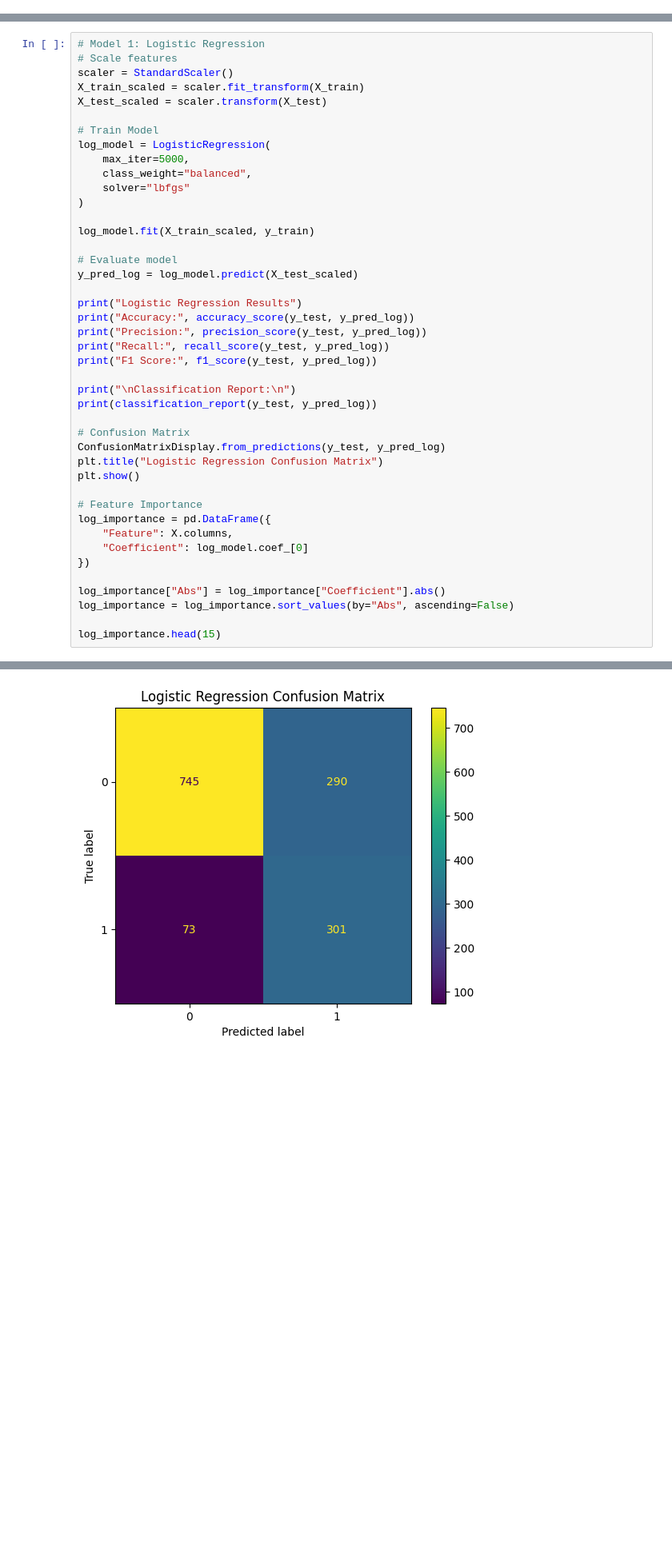
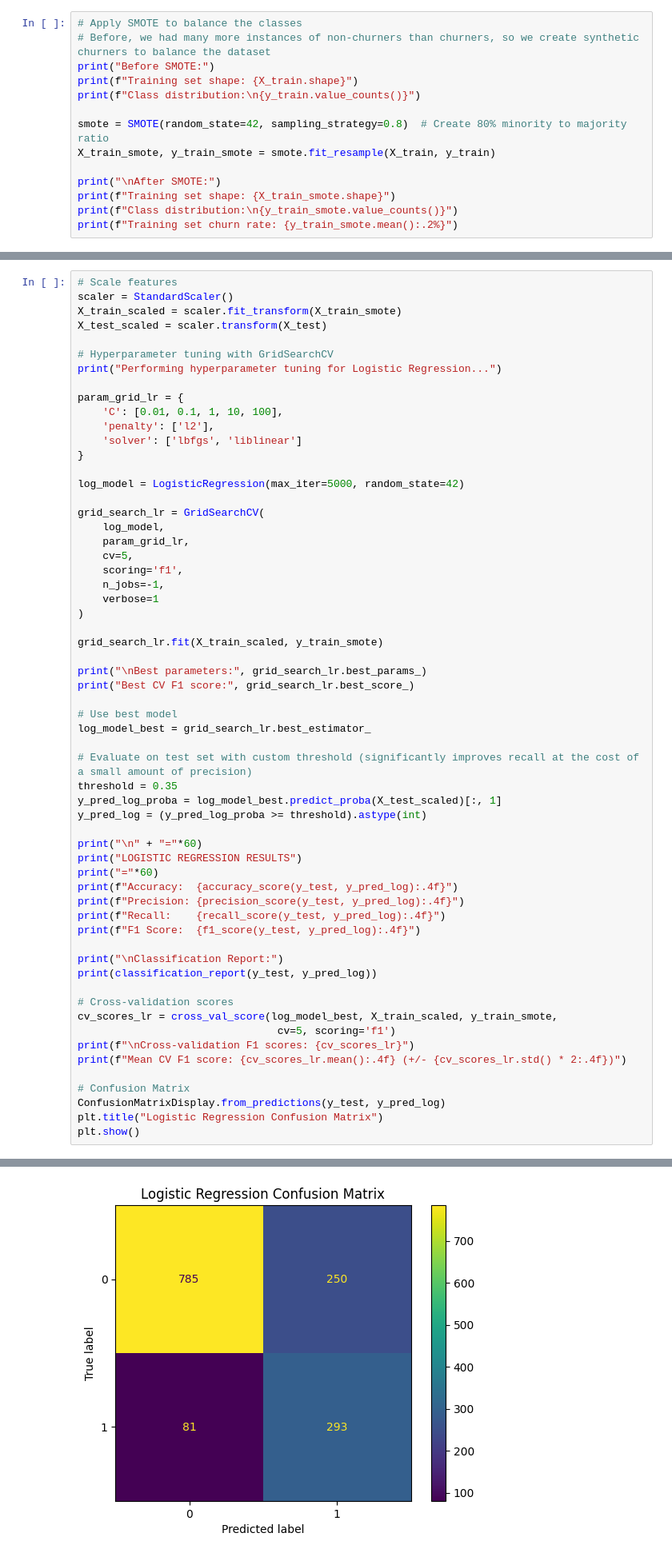
Before and after one commit to SparklePant/Data-mining-project, a Jupyter notebook: final_project.ipynb, the cells around one changed output, grey strips where cells are left out. Shown at 80% size. Cells and saved outputs as stored; diff of their text form; blank space fills up the shorter version.

Commit message:
update notebook with improved recall using SMOTE + custom thresholds

```diff
--- a/final_project.ipynb
+++ b/final_project.ipynb
@@ -179,0 +255,14 @@ Test set: (1409, 30)
+# %%
+# Apply SMOTE to balance the classes
+# Before, we had many more instances of non-churners than churners, so we create synthetic churners to balance the dataset
+print("Before SMOTE:")
+print(f"Training set shape: {X_train.shape}")
+print(f"Class distribution:\n{y_train.value_counts()}")
+
+smote = SMOTE(random_state=42, sampling_strategy=0.8)  # Create 80% minority to majority ratio
+X_train_smote, y_train_smote = smote.fit_resample(X_train, y_train)
+
+print("\nAfter SMOTE:")
+print(f"Training set shape: {X_train_smote.shape}")
+print(f"Class distribution:\n{y_train_smote.value_counts()}")
+print(f"Training set churn rate: {y_train_smote.mean():.2%}")
@@ -180,44 +288,61 @@ Test set: (1409, 30)
 # %%
-# Model 1: Logistic Regression
 # Scale features
 scaler = StandardScaler()
-X_train_scaled = scaler.fit_transform(X_train)
+X_train_scaled = scaler.fit_transform(X_train_smote)
 X_test_scaled = scaler.transform(X_test)
 
-# Train Model
-log_model = LogisticRegression(
-    max_iter=5000,
-    class_weight="balanced",
-    solver="lbfgs"
+# Hyperparameter tuning with GridSearchCV
+print("Performing hyperparameter tuning for Logistic Regression...")
+
+param_grid_lr = {
+    'C': [0.01, 0.1, 1, 10, 100],
+    'penalty': ['l2'],
+    'solver': ['lbfgs', 'liblinear']
+}
+
+log_model = LogisticRegression(max_iter=5000, random_state=42)
+
+grid_search_lr = GridSearchCV(
+    log_model,
+    param_grid_lr,
+    cv=5,
+    scoring='f1',
+    n_jobs=-1,
+    verbose=1
 )
 
-log_model.fit(X_train_scaled, y_train)
+grid_search_lr.fit(X_train_scaled, y_train_smote)
 
-# Evaluate model
-y_pred_log = log_model.predict(X_test_scaled)
+print("\nBest parameters:", grid_search_lr.best_params_)
+print("Best CV F1 score:", grid_search_lr.best_score_)
 
-print("Logistic Regression Results")
-print("Accuracy:", accuracy_score(y_test, y_pred_log))
-print("Precision:", precision_score(y_test, y_pred_log))
-print("Recall:", recall_score(y_test, y_pred_log))
-print("F1 Score:", f1_score(y_test, y_pred_log))
+# Use best model
+log_model_best = grid_search_lr.best_estimator_
 
-print("\nClassification Report:\n")
+# Evaluate on test set with custom threshold (significantly improves recall at the cost of a small amount of precision)
+threshold = 0.35
+y_pred_log_proba = log_model_best.predict_proba(X_test_scaled)[:, 1]
+y_pred_log = (y_pred_log_proba >= threshold).astype(int)
+
+print("\n" + "="*60)
+print("LOGISTIC REGRESSION RESULTS")
+print("="*60)
+print(f"Accuracy:  {accuracy_score(y_test, y_pred_log):.4f}")
+print(f"Precision: {precision_score(y_test, y_pred_log):.4f}")
+print(f"Recall:    {recall_score(y_test, y_pred_log):.4f}")
+print(f"F1 Score:  {f1_score(y_test, y_pred_log):.4f}")
+
+print("\nClassification Report:")
 print(classification_report(y_test, y_pred_log))
+
+# Cross-validation scores
+cv_scores_lr = cross_val_score(log_model_best, X_train_scaled, y_train_smote,
+                                cv=5, scoring='f1')
+print(f"\nCross-validation F1 scores: {cv_scores_lr}")
+print(f"Mean CV F1 score: {cv_scores_lr.mean():.4f} (+/- {cv_scores_lr.std() * 2:.4f})")
 
 # Confusion Matrix
 ConfusionMatrixDisplay.from_predictions(y_test, y_pred_log)
 plt.title("Logistic Regression Confusion Matrix")
 plt.show()
-
-# Feature Importance
-log_importance = pd.DataFrame({
-    "Feature": X.columns,
-    "Coefficient": log_model.coef_[0]
-})
-
-log_importance["Abs"] = log_importance["Coefficient"].abs()
-log_importance = log_importance.sort_values(by="Abs", ascending=False)
-
-log_importance.head(15)
 # %% [output]
@@ -240 +366 @@ weighted avg       0.80      0.74      0.76      1409
-[figure, old version]
+[figure, new version]
```
Also changed, not shown: parts of 14 cells of this notebook, 2 other files.
